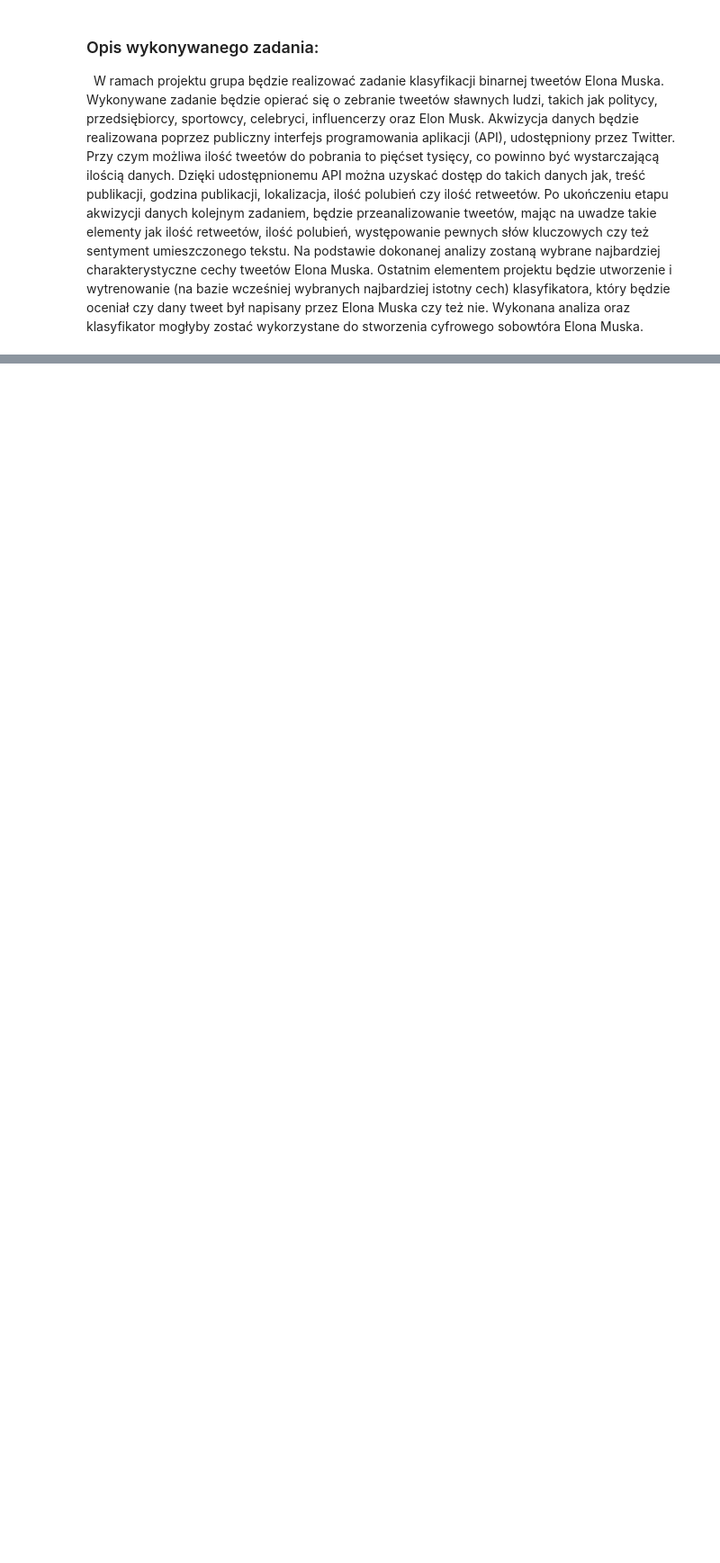
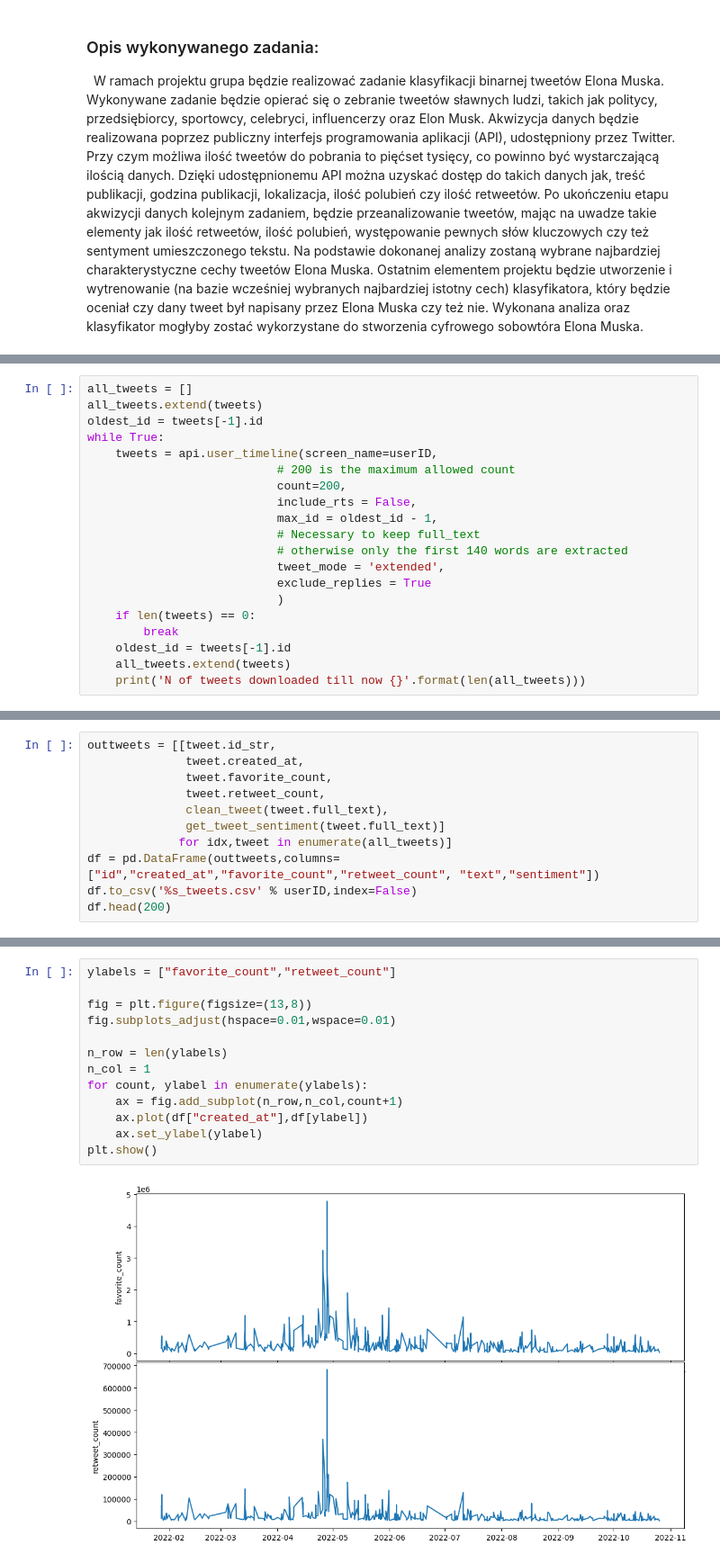
Before and after one commit to Wiktor-99/MAED, a Jupyter notebook: elon_musk_tweet_classification.ipynb, the cells around one changed output, grey strips where cells are left out. Shown at 90% size. Drawn from its saved outputs; the diff is of its cells as text; blank space fills up the shorter version.

```diff
--- a/elon_musk_tweet_classification.ipynb
+++ b/elon_musk_tweet_classification.ipynb
@@ -56,0 +79,20 @@ columns = ['hour', 'likes', 'retweets', 'sentiment', 'tweet']
+# %%
+all_tweets = []
+all_tweets.extend(tweets)
+oldest_id = tweets[-1].id
+while True:
+    tweets = api.user_timeline(screen_name=userID,
+                           # 200 is the maximum allowed count
+                           count=200,
+                           include_rts = False,
+                           max_id = oldest_id - 1,
+                           # Necessary to keep full_text
+                           # otherwise only the first 140 words are extracted
+                           tweet_mode = 'extended',
+                           exclude_replies = True
+                           )
+    if len(tweets) == 0:
+        break
+    oldest_id = tweets[-1].id
+    all_tweets.extend(tweets)
+    print('N of tweets downloaded till now {}'.format(len(all_tweets)))
@@ -56,0 +116,11 @@ columns = ['hour', 'likes', 'retweets', 'sentiment', 'tweet']
+# %%
+outtweets = [[tweet.id_str,
+              tweet.created_at,
+              tweet.favorite_count,
+              tweet.retweet_count,
+              clean_tweet(tweet.full_text),
+              get_tweet_sentiment(tweet.full_text)]
+             for idx,tweet in enumerate(all_tweets)]
+df = pd.DataFrame(outtweets,columns=["id","created_at","favorite_count","retweet_count", "text","sentiment"])
+df.to_csv('%s_tweets.csv' % userID,index=False)
+df.head(200)
@@ -56,0 +145,15 @@ columns = ['hour', 'likes', 'retweets', 'sentiment', 'tweet']
+# %%
+ylabels = ["favorite_count","retweet_count"]
+
+fig = plt.figure(figsize=(13,8))
+fig.subplots_adjust(hspace=0.01,wspace=0.01)
+
+n_row = len(ylabels)
+n_col = 1
+for count, ylabel in enumerate(ylabels):
+    ax = fig.add_subplot(n_row,n_col,count+1)
+    ax.plot(df["created_at"],df[ylabel])
+    ax.set_ylabel(ylabel)
+plt.show()
+# %% [output]
+[figure, added]
```
Also changed, not shown: parts of 9 cells of this notebook.
